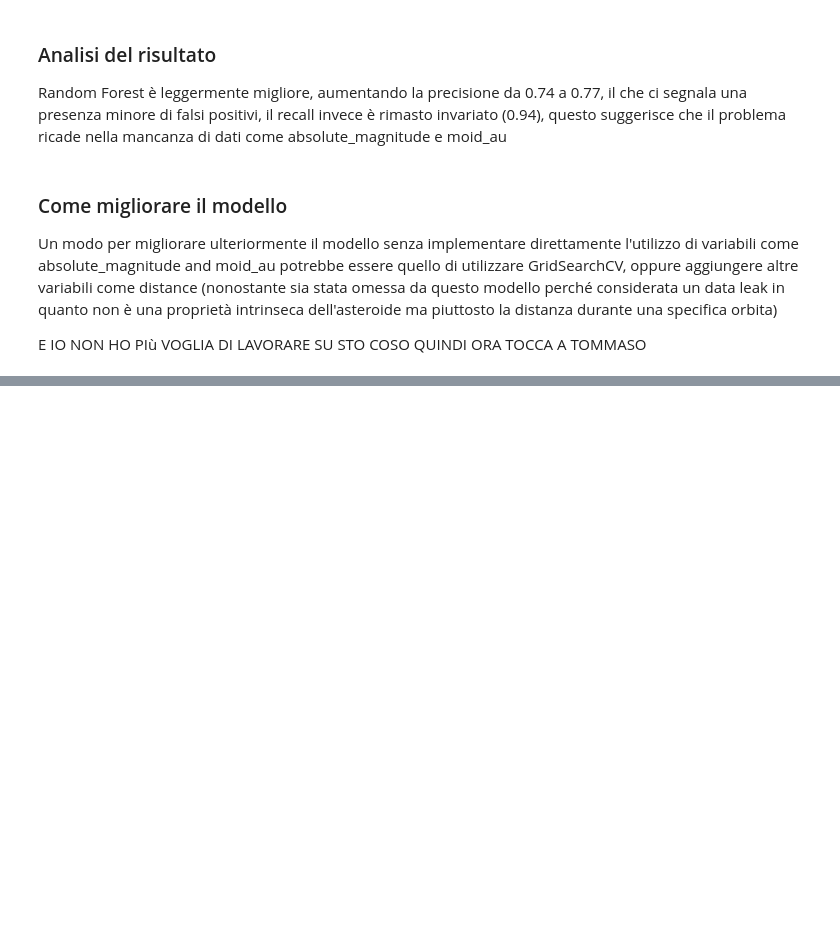
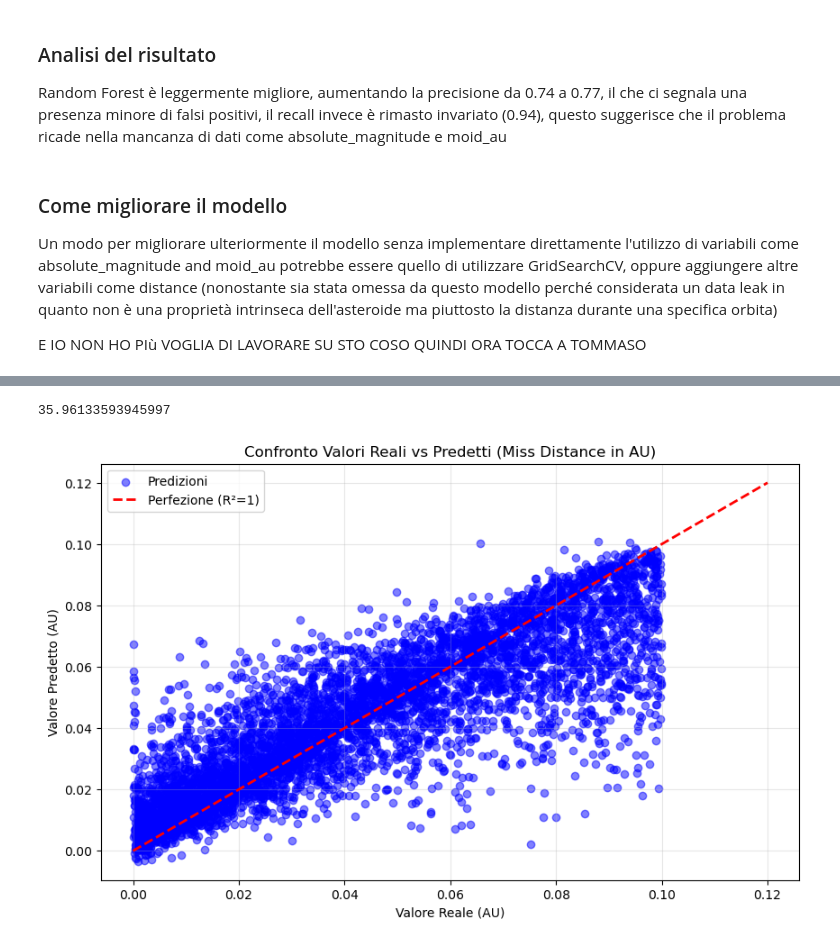
Before and after one commit to k3lly200413-2/Progetto_Nasa_Data_Intensive, a Jupyter notebook: Untitled.ipynb, the cells around one changed output, grey strips where cells are left out. Saved outputs shown, nothing was run; the diff lists cells and outputs as text; code cells hidden in the pictures; blank space fills up the shorter version.

```diff
--- a/Untitled.ipynb
+++ b/Untitled.ipynb
@@ -976,0 +1402,5 @@ E IO NON HO PIù VOGLIA DI LAVORARE SU STO COSO QUINDI ORA TOCCA A TOMMASO
+# %%
+features_scelte = [
+    'moid_au', 'close_approach_year', 'absolute_magnitude',
+    'v_rel_kmh', 'i', 'n', 'diameter_km', 'q', 'e', 'ad', 'a', 'per', 'condition_code',
+    'diff_a_earth', 'diff_q_earth', 'velocity_eccentricity', 'potential_impact_index', 'tisserand']
@@ -976,0 +1578,2 @@ E IO NON HO PIù VOGLIA DI LAVORARE SU STO COSO QUINDI ORA TOCCA A TOMMASO
+# %%
+y_log_train = np.log1p(y_train)
@@ -976,0 +1662,22 @@ E IO NON HO PIù VOGLIA DI LAVORARE SU STO COSO QUINDI ORA TOCCA A TOMMASO
+# %%
+smape
+# %% [output]
+35.96133593945997
+# %%
+plt.figure(figsize=(10, 6))
+
+# Scatter plot dei valori reali vs predetti
+plt.scatter(y_test, predictions, alpha=0.5, color='blue', label='Predizioni')
+
+# Linea di perfezione (dove reale == predetto)
+lims = [0, 0.12] # Adattato al tuo y_max di ~0.1
+plt.plot(lims, lims, color='red', linestyle='--', linewidth=2, label='Perfezione (R²=1)')
+
+plt.title('Confronto Valori Reali vs Predetti (Miss Distance in AU)')
+plt.xlabel('Valore Reale (AU)')
+plt.ylabel('Valore Predetto (AU)')
+plt.legend()
+plt.grid(True, alpha=0.3)
+plt.show()
+# %% [output]
+[figure, added]
```
Also changed, not shown: parts of 78 cells of this notebook.
